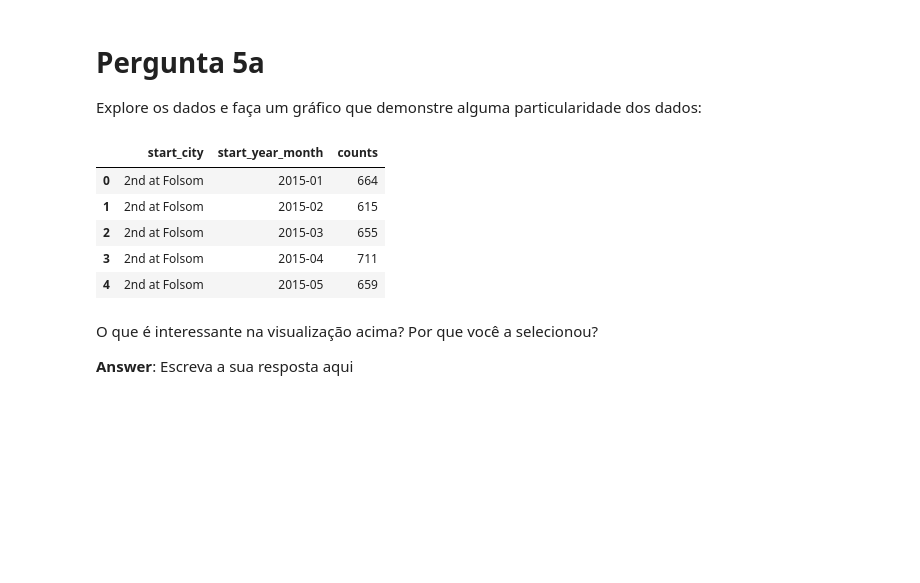
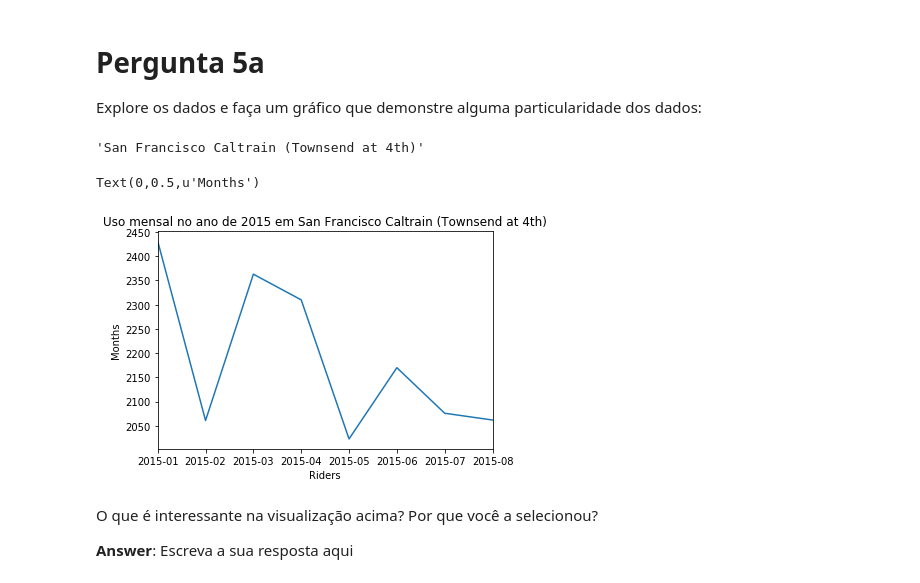
Before and after one commit to wfercosta/ndfdsi-bikeshareanalysis, a Jupyter notebook: Analise_Bay_Area_Bike_Share-NDFDSI.ipynb, the cells around one changed output. Saved outputs shown, nothing was run; the diff lists cells and outputs as text; code cells hidden in the pictures; blank space fills up the shorter version.

Commit message:
Adds new graphs

```diff
--- a/Analise_Bay_Area_Bike_Share-NDFDSI.ipynb
+++ b/Analise_Bay_Area_Bike_Share-NDFDSI.ipynb
@@ -544,29 +544,41 @@ Explore os dados e faça um gráfico que demonstre alguma particularidade dos da
 # %%
 # Gráfico final 1
 
-data = trip_data.copy()
+data_riders_by_month = trip_data.copy()
 
 
-data[['start_year_month']] = \
-    data.apply(lambda x: \
+data_riders_by_month[['start_year_month']] = \
+    data_riders_by_month.apply(lambda x: \
                pd.Series('{:d}-{:02d}'.format(x['start_year'], x['start_month'])) \
                , axis=1)
 
 
-data = data[data['start_year'] > 2014].\
+data_riders_by_month = data_riders_by_month[data_riders_by_month['start_year'] > 2014].\
     groupby(['start_city', 'start_year_month']).size() \
     .reset_index(name='counts') \
     .sort_values(by=['start_city'], ascending=[True])
 
 
-data.head()
+data_riders_by_month.head()
+
+city_with_most_riders = data_riders_by_month.groupby(['start_city'])\
+    .sum().sort_values(by=['counts'], ascending=[False])\
+    .iloc[0].name
 # %% [output]
-|  | start_city | start_year_month | counts |
-| 0 | 2nd at Folsom | 2015-01 | 664 |
-| 1 | 2nd at Folsom | 2015-02 | 615 |
-| 2 | 2nd at Folsom | 2015-03 | 655 |
-| 3 | 2nd at Folsom | 2015-04 | 711 |
-| 4 | 2nd at Folsom | 2015-05 | 659 |
+'San Francisco Caltrain (Townsend at 4th)'
+# %%
+
+ax = data_riders_by_month[data_riders_by_month['start_city'] == city_with_most_riders]\
+    .plot(x='start_year_month',\
+          y='counts',\
+          title='Uso mensal no ano de 2015 em {}'.format(city_with_most_riders),\
+          legend=False)
+
+ax.set_xlabel("Riders")
+ax.set_ylabel("Months")
+# %% [output]
+Text(0,0.5,u'Months')
+[figure, added]
 # %% [markdown]
 O que é interessante na visualização acima? Por que você a selecionou?
 
```
Also changed, not shown: parts of 2 cells of this notebook.
